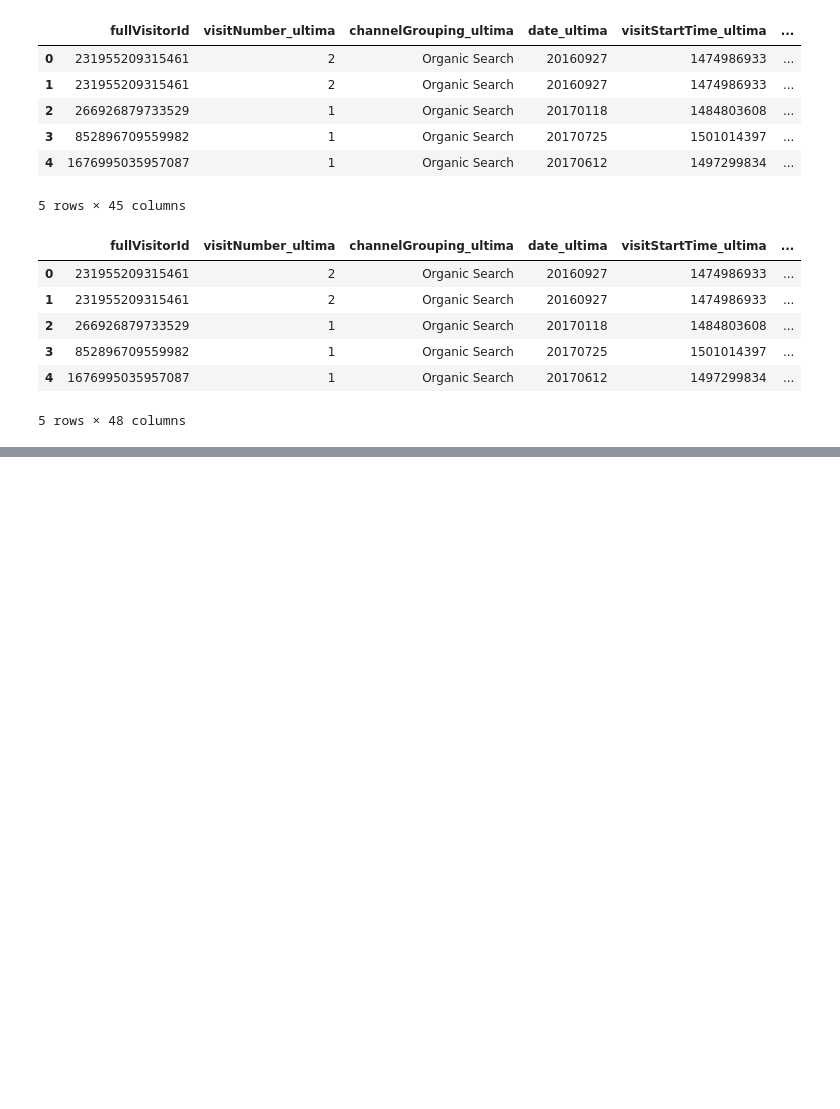
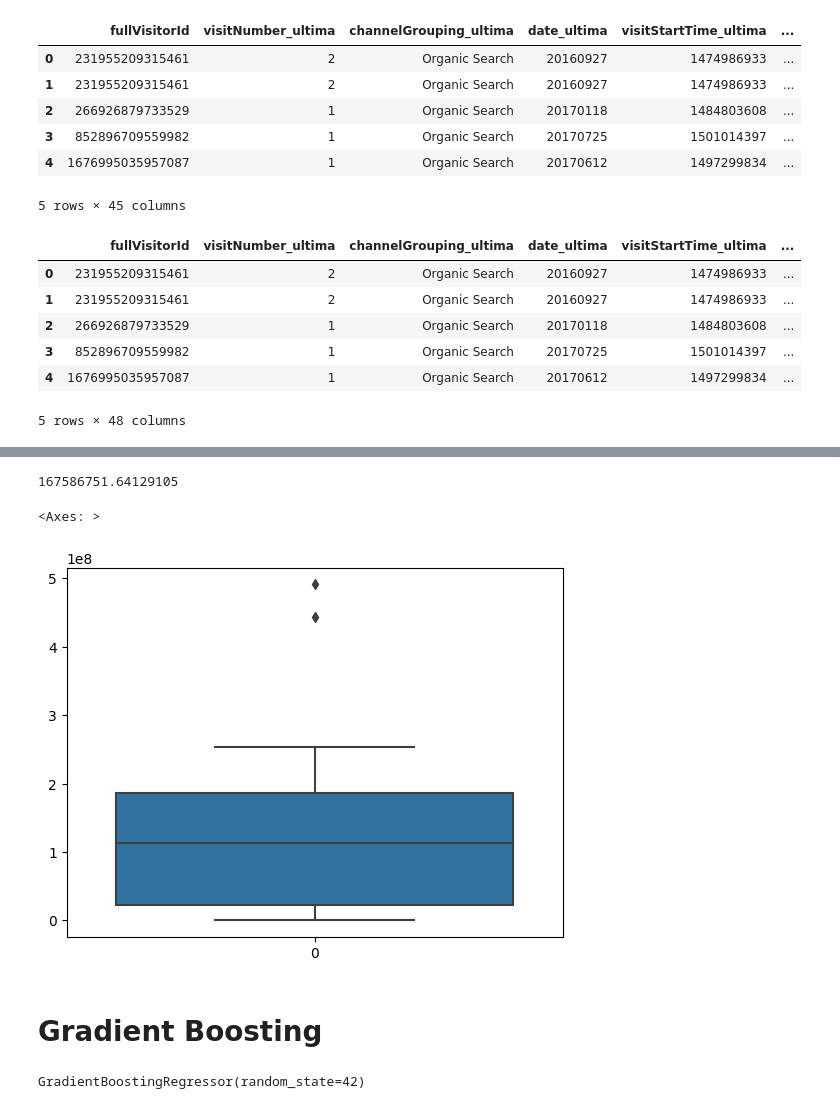
Before and after one commit to LuTDC/ml_negocios_digitais, a Jupyter notebook: Data Analytics - Machine Learning no Marketing Digital/Projeto.ipynb, the cells around one changed output, grey strips where cells are left out. Saved outputs shown, nothing was run; the diff lists cells and outputs as text; code cells hidden in the pictures; blank space fills up the shorter version.

```diff
--- a/Data Analytics - Machine Learning no Marketing Digital/Projeto.ipynb
+++ b/Data Analytics - Machine Learning no Marketing Digital/Projeto.ipynb
@@ -390,0 +441,8 @@ df_clientes.head()
+# %%
+le = LabelEncoder()
+
+for coluna in qualitativas:
+    X[coluna] = X[coluna].astype(str)
+    X[coluna] = le.fit_transform(X[coluna])
+
+X.head()
@@ -390,0 +457,2 @@ df_clientes.head()
+# %%
+X_train, X_test, y_train, y_test = train_test_split(X, y, test_size=0.3, random_state=42)
@@ -390,0 +461,3 @@ df_clientes.head()
+# %%
+linear_regression = LinearRegression()
+linear_regression.fit(X_train, y_train)
@@ -390,0 +466,3 @@ df_clientes.head()
+# %%
+y_pred = linear_regression.predict(X_test)
+y_pred[y_pred < 0] = 0
@@ -390,0 +483,11 @@ df_clientes.head()
+# %%
+np.sqrt(mean_squared_error(y_test, y_pred))
+# %% [output]
+167586751.64129105
+# %%
+sns.boxplot(y_pred)
+# %% [output]
+<Axes: >
+[figure, added]
+# %% [markdown]
+# Gradient Boosting
@@ -390,0 +496,5 @@ df_clientes.head()
+# %%
+gb = GradientBoostingRegressor(random_state=42)
+gb.fit(X_train, y_train)
+# %% [output]
+GradientBoostingRegressor(random_state=42)
```
Also changed, not shown: parts of 16 cells of this notebook.
